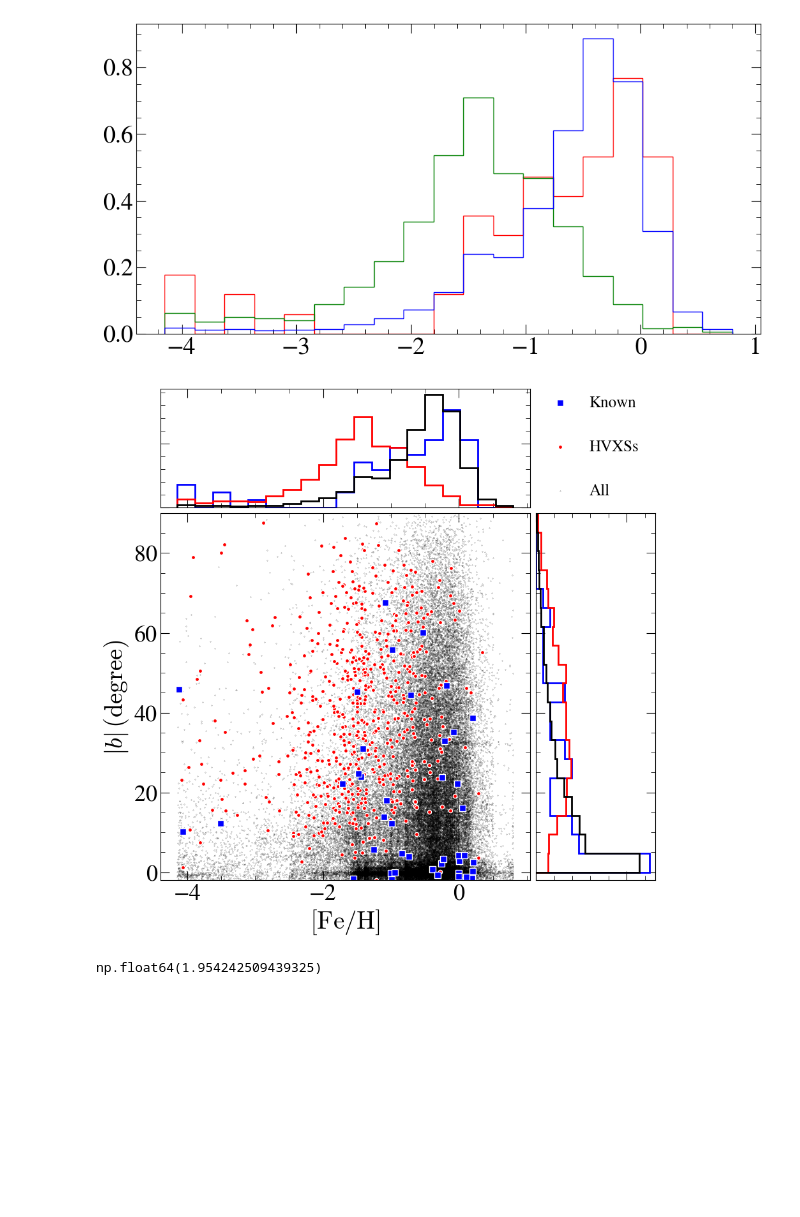
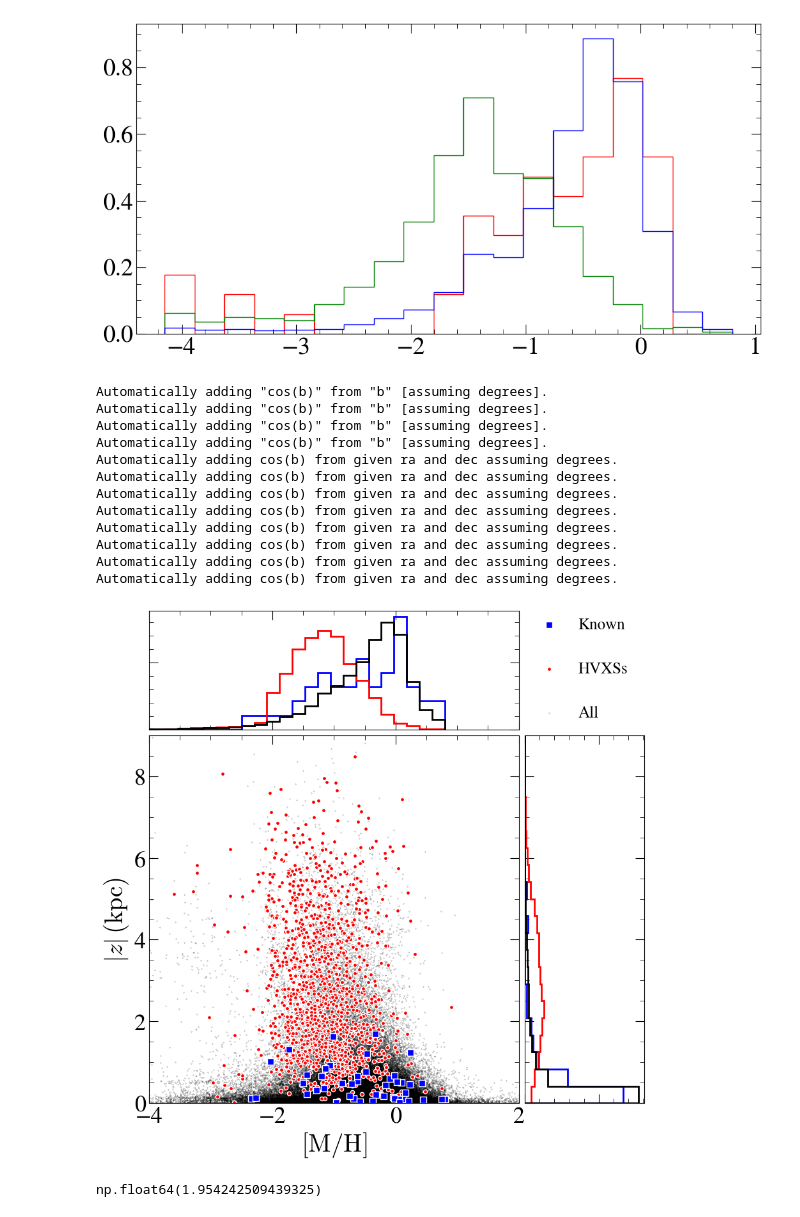
Before and after one commit to coryzh/hvxs_zhao_2026, a Jupyter notebook: notebooks/metallicity_comparison.ipynb, the cells around one changed output. Saved outputs shown, nothing was run; the diff lists cells and outputs as text; code cells hidden in the pictures; blank space fills up the shorter version.

Commit message:
Update on calibration
M/H values are calibrated using the gdr3apcal package.

```diff
--- a/notebooks/metallicity_comparison.ipynb
+++ b/notebooks/metallicity_comparison.ipynb
@@ -11,5 +11,5 @@ from computation.distance_estimate import estimate_distances_df
 from astropy.coordinates import SkyCoord, Galactocentric
 # %%
 df_co = pd.read_csv(config.RESULTS_CATALOGUE_DIR / "known_co_binaries_zp_corrected.csv")
-df_hvx = pd.read_csv(config.RESULTS_CATALOGUE_DIR / "high-v_sources" / "combined_vpec_lolim_gt_150_unique_stage_6.csv")
-df_all = pd.read_csv(config.RESULTS_CATALOGUE_DIR / "high-v_sources" / "combined_vpec_med_gt_0_unique.csv")
+df_hvx = pd.read_csv(config.RESULTS_CATALOGUE_DIR / "high-v_sources" / "combined_vpec_lolim_gt_150_unique_stage_7.csv")
+df_all = pd.read_csv(config.RESULTS_CATALOGUE_DIR / "high-v_sources" / "combined_vpec_med_gt_0_unique_w_gspphot.csv")
@@ -32,6 +62,8 @@ _ = ax.hist(df_all.mh_gspphot, bins=bins, density=True, ec="b", histtype="step",
 # %% [output]
 [figure]
 # %%
+calib = gdr3apcal.GaiaDR3_GSPPhot_cal()
+
 plt.style.use("mycustomised")
 fig = plt.figure(figsize=(10, 10))
 gs = gridspec.GridSpec(4, 4, figure=fig, hspace=0.05, wspace=0.05)
@@ -49,58 +81,74 @@ style_dict = {
     "All": {"s": 0.1, "marker": ".", "c": "k", "fc": "k", "zorder": -9, "label": "All", "rasterized": True}
 }
 
-bins_x = np.linspace(df_all.mh_gspphot.min(), df_all.mh_gspphot.max(), 20)
-bins_y = np.linspace(0, 90, 20)
+bins_x = np.linspace(df_all.mh_gspphot.min(), df_all.mh_gspphot.max(), 25)
+bins_y = np.linspace(0, 10, 25)
 for key, val in style_dict.items():
     df_indiv = df_dict[key]
     coords = SkyCoord(df_indiv.ra.values * u.deg, df_indiv.dec.values * u.deg, distance=df_indiv.dist_med.values * u.kpc, frame="icrs")
     coords_gal = coords.galactic
     coords_gc = coords.transform_to(gc_frame)
     z = coords_gc.z.value
-    # y = np.abs(z)
-    y = coords_gal.b.deg
-    x = df_indiv["mh_gspphot"]
+    y = np.abs(z)
+    # y = coords_gal.b.deg
+    metal = df_indiv["mh_gspphot"]
+    x = calib.calibrateMetallicity(df_indiv)
+
     ax_main.scatter(x, y, **val)
     _ = ax_xhist.hist(x, bins=bins_x, density=True, histtype="step", ec=val["fc"], lw=2.0)
     _ = ax_yhist.hist(y, bins=bins_y, density=True, histtype="step", lw=2.0, ec=val["fc"], orientation="horizontal")
 
-ax_yhist.invert_yaxis()
+# ax_yhist.invert_yaxis()
 # ax_main.set_yscale("log")
-ax_main.set_ylim(-2, 90)
+# ax_main.set_ylim(-2, 90)
+ax_main.set_ylim(0, 9)
+ax_main.set_xlim(-4, 2)
 
 # ax_main.set_yticks([0.1, 1, 10])
 # ax_main.set_yticklabels(["0.1", "1", "10"])
 
-ax_main.set_xlabel("$\mathrm{[Fe/H]}$")
-ax_main.set_ylabel(r"$|b|\,(\mathrm{degree})$")
+ax_main.set_xlabel("$\mathrm{[M/H]}$")
+ax_main.set_ylabel(r"$|z|\,(\mathrm{kpc})$")
 
 ax_legend = fig.add_subplot(gs[0, 3])  # Upper right corner of the grid
 ax_legend.axis("off")  # Hide axis lines and ticks for the legend box
 bbox_xhist = ax_xhist.get_position(fig)
 bbox_yhist = ax_yhist.get_position(fig)
 
 # Calculate width and height of the legend box to match the histogram sizes
 legend_width = bbox_yhist.width
 legend_height = bbox_xhist.height
 
 # Place legend in ax_legend and use calculated bbox_to_anchor
 handles, labels = ax_main.get_legend_handles_labels()
 legend = ax_legend.legend(
     handles, labels,
     loc="lower left",
     frameon=False,
     bbox_to_anchor=(1.0, 1.0, legend_width, legend_height),
     bbox_transform=ax_main.transAxes,
     fontsize=18,
     labelspacing=1.8,
     borderpad=0.4
 )
 
 
 # ax_main.legend(loc="upper left", bbox_to_anchor=(0.99, 1.02), ncol=1, handletextpad=0.1, labelspacing=1.5, fontsize=18)
 plt.savefig(config.RESULTS_FIGURES_DIR / "high-v_sources" / "z_vs_mh.pdf")
 # %% [output]
+Automatically adding "cos(b)" from "b" [assuming degrees].
+Automatically adding "cos(b)" from "b" [assuming degrees].
+Automatically adding "cos(b)" from "b" [assuming degrees].
+Automatically adding "cos(b)" from "b" [assuming degrees].
+Automatically adding cos(b) from given ra and dec assuming degrees.
+Automatically adding cos(b) from given ra and dec assuming degrees.
+Automatically adding cos(b) from given ra and dec assuming degrees.
+Automatically adding cos(b) from given ra and dec assuming degrees.
+Automatically adding cos(b) from given ra and dec assuming degrees.
+Automatically adding cos(b) from given ra and dec assuming degrees.
+Automatically adding cos(b) from given ra and dec assuming degrees.
+Automatically adding cos(b) from given ra and dec assuming degrees.
-[figure, old version]
+[figure, new version]
 # %%
 np.log10(90)
 # %% [output]
```
Also changed, not shown: parts of 6 cells of this notebook.
